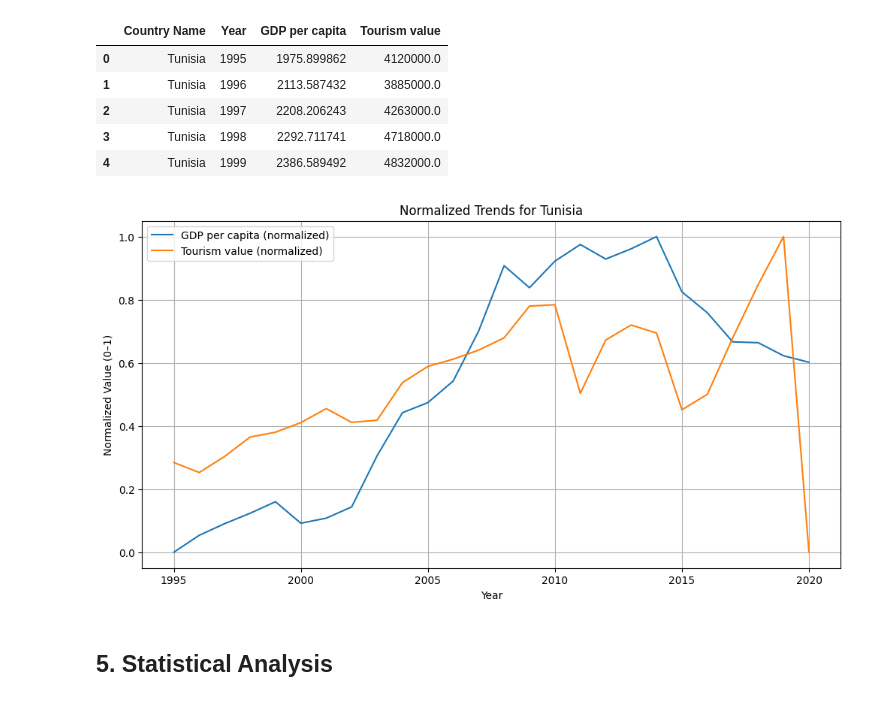
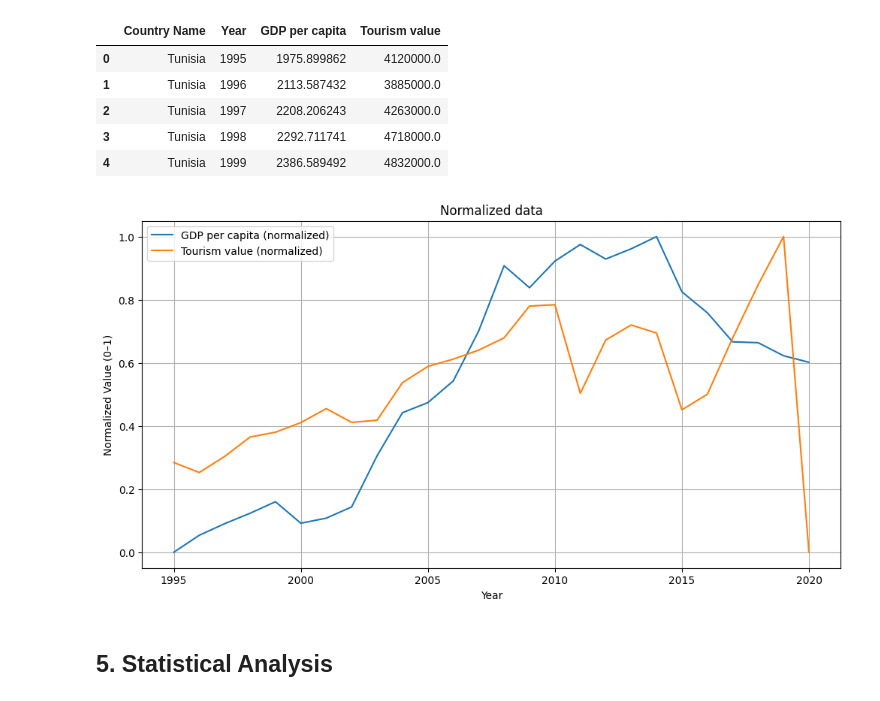
Before and after one commit to sami-hnaien/Project_data, a Jupyter notebook: analysis.ipynb, the cells around one changed output. Drawn from its saved outputs; the diff is of its cells as text; code cells hidden in the pictures.

Commit message:
update analysis.ipynb and graph.py

```diff
--- a/analysis.ipynb
+++ b/analysis.ipynb
@@ -122,7 +122,7 @@ tourism.head()
 # Rename columns
 tourism.columns = ["Country Name", "Year", "Value"]
 # %%
-tourism.reset_index(drop=True)
+tourism=tourism.reset_index(drop=True)
 tourism = tourism.sort_values(by="Year", ascending=True)
 # %%
 tourism.head()
@@ -195,10 +195,10 @@ merged.head()
 | 3 | Tunisia | 1998 | 2292.711741 | 4718000.0 |
 | 4 | Tunisia | 1999 | 2386.589492 | 4832000.0 |
 # %%
-g = NormalizedGraph(merged, "Tunisia", "GDP per capita", "Tourism value")
+g = NormalizedGraph(merged, "GDP per capita", "Tourism value")
 g.show()
 # %% [output]
-[figure, old version]
+[figure, new version]
 # %% [markdown]
 ## 5. Statistical Analysis
 # %%
```
Also changed, not shown: parts of 1 cell of this notebook, 2 other files.
